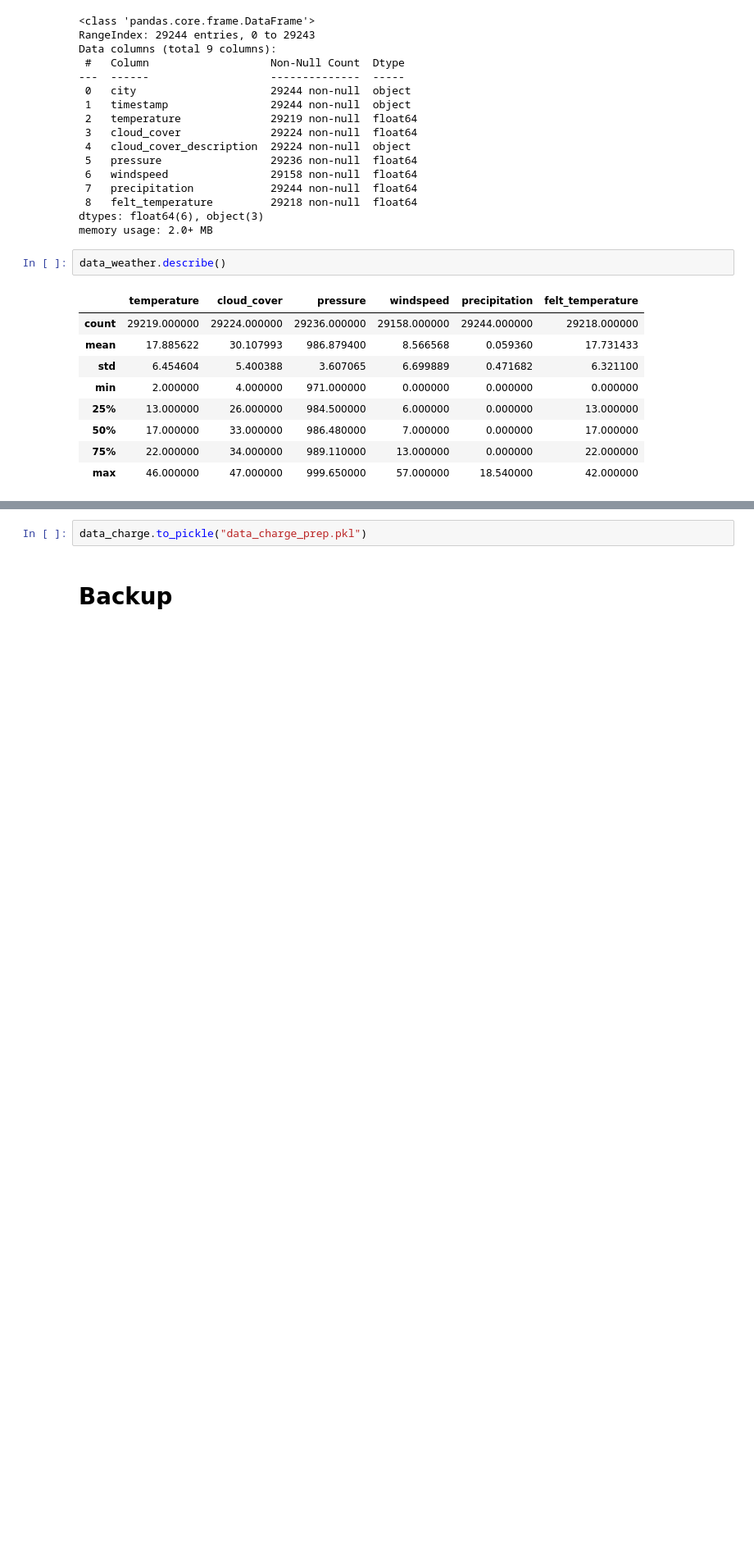
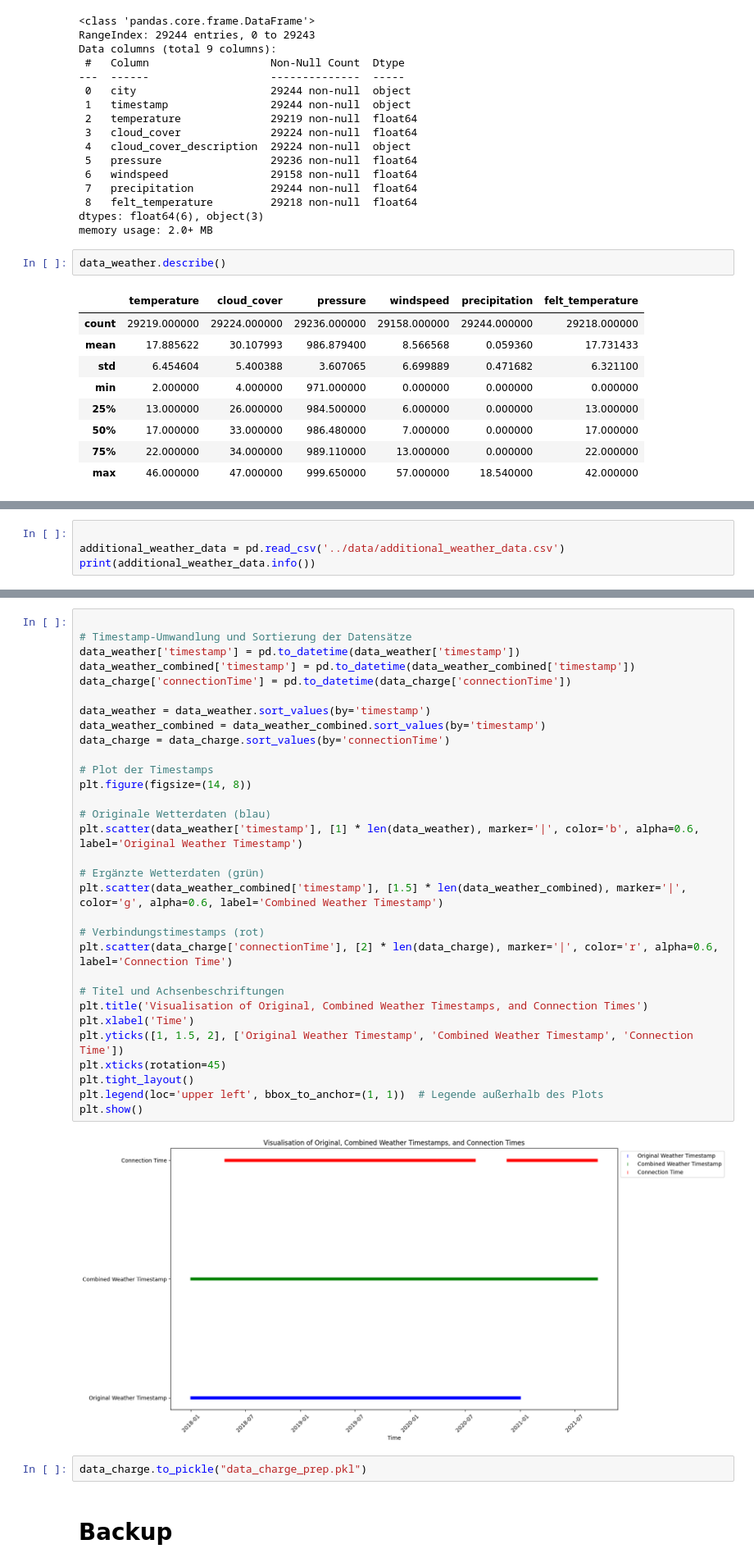
Before and after one commit to nsterz/AA_2024-group-3, a Jupyter notebook: code_dataexplo/exploration.ipynb, the cells around one changed output, grey strips where cells are left out. Shown at 82% size. Cells and saved outputs as stored; diff of their text form; blank space fills up the shorter version.

```diff
--- a/code_dataexplo/exploration.ipynb
+++ b/code_dataexplo/exploration.ipynb
@@ -370,0 +393,4 @@ Decision: We integrate external data (caggle, google etc.)
+# %%
+
+additional_weather_data = pd.read_csv('../data/additional_weather_data.csv')
+print(additional_weather_data.info())
@@ -371,3 +513,36 @@ Decision: We integrate external data (caggle, google etc.)
+# %%
+
+# Timestamp-Umwandlung und Sortierung der Datensätze
+data_weather['timestamp'] = pd.to_datetime(data_weather['timestamp'])
+data_weather_combined['timestamp'] = pd.to_datetime(data_weather_combined['timestamp'])
+data_charge['connectionTime'] = pd.to_datetime(data_charge['connectionTime'])
+
+data_weather = data_weather.sort_values(by='timestamp')
+data_weather_combined = data_weather_combined.sort_values(by='timestamp')
+data_charge = data_charge.sort_values(by='connectionTime')
+
+# Plot der Timestamps
+plt.figure(figsize=(14, 8))
+
+# Originale Wetterdaten (blau)
+plt.scatter(data_weather['timestamp'], [1] * len(data_weather), marker='|', color='b', alpha=0.6, label='Original Weather Timestamp')
+
+# Ergänzte Wetterdaten (grün)
+plt.scatter(data_weather_combined['timestamp'], [1.5] * len(data_weather_combined), marker='|', color='g', alpha=0.6, label='Combined Weather Timestamp')
+
+# Verbindungstimestamps (rot)
+plt.scatter(data_charge['connectionTime'], [2] * len(data_charge), marker='|', color='r', alpha=0.6, label='Connection Time')
+
+# Titel und Achsenbeschriftungen
+plt.title('Visualisation of Original, Combined Weather Timestamps, and Connection Times')
+plt.xlabel('Time')
+plt.yticks([1, 1.5, 2], ['Original Weather Timestamp', 'Combined Weather Timestamp', 'Connection Time'])
+plt.xticks(rotation=45)
+plt.tight_layout()
+plt.legend(loc='upper left', bbox_to_anchor=(1, 1))  # Legende außerhalb des Plots
+plt.show()
+# %% [output]
+[figure, added]
 # %%
 data_charge.to_pickle("data_charge_prep.pkl")
 # %% [markdown]
```
Also changed, not shown: parts of 16 cells of this notebook, 3 other files.
